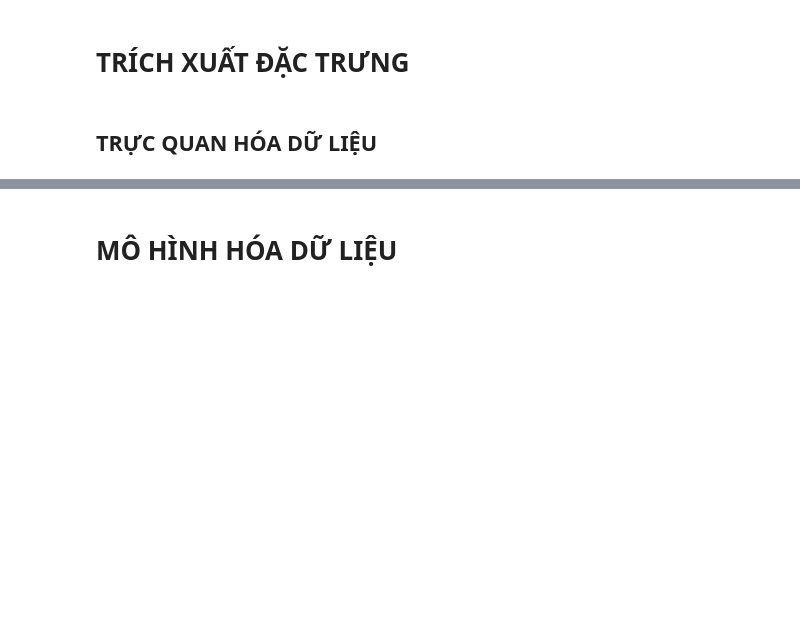
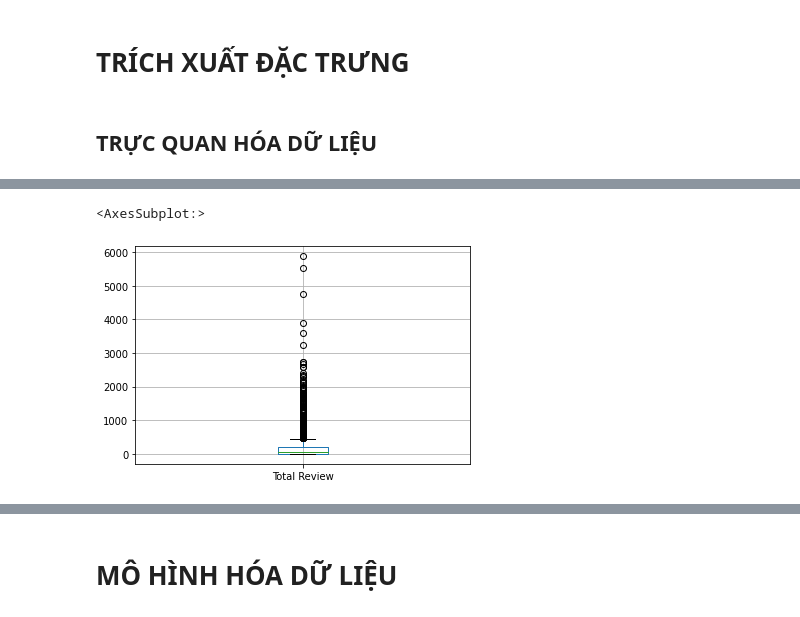
Before and after one commit to phanthetue2309/Data-Science-School-Learn, a Jupyter notebook: 25_04_2021_Final_Exam/Final_Exam.ipynb, the cells around one changed output, grey strips where cells are left out. Saved outputs shown, nothing was run; the diff lists cells and outputs as text; code cells hidden in the pictures; blank space fills up the shorter version.

```diff
--- a/25_04_2021_Final_Exam/Final_Exam.ipynb
+++ b/25_04_2021_Final_Exam/Final_Exam.ipynb
@@ -84,0 +165,5 @@ pd.set_option('display.max_rows', None) # cho phép hiển thị tất cả các
+# %%
+df.boxplot(column="Total Review")
+# %% [output]
+<AxesSubplot:>
+[figure, added]
```
Also changed, not shown: parts of 90 cells of this notebook.
